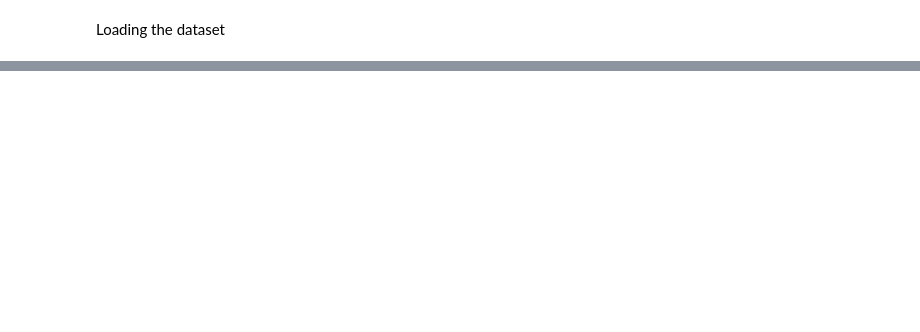
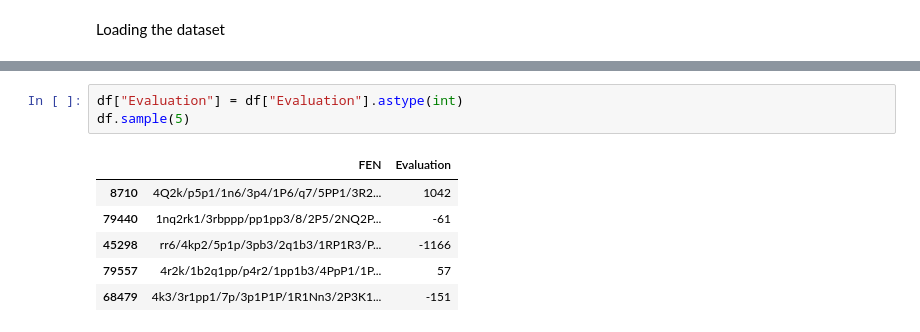
Before and after one commit to ruslan-imamguliyev/chessengine, a Jupyter notebook: research/eda.ipynb, the cells around one changed output, grey strips where cells are left out. Drawn from its saved outputs; the diff is of its cells as text; blank space fills up the shorter version.

```diff
--- a/research/eda.ipynb
+++ b/research/eda.ipynb
@@ -105,0 +57,10 @@ Name: Evaluation, dtype: object
+# %%
+df["Evaluation"] = df["Evaluation"].astype(int)
+df.sample(5)
+# %% [output]
+|  | FEN | Evaluation |
+| 8710 | 4Q2k/p5p1/1n6/3p4/1P6/q7/5PP1/3R2... | 1042 |
+| 79440 | 1nq2rk1/3rbppp/pp1pp3/8/2P5/2NQ2P... | -61 |
+| 45298 | rr6/4kp2/5p1p/3pb3/2q1b3/1RP1R3/P... | -1166 |
+| 79557 | 4r2k/1b2q1pp/p4r2/1pp1b3/4PpP1/1P... | 57 |
+| 68479 | 4k3/3r1pp1/7p/3p1P1P/1R1Nn3/2P3K1... | -151 |
```
Also changed, not shown: parts of 28 cells of this notebook, 3 other files.
